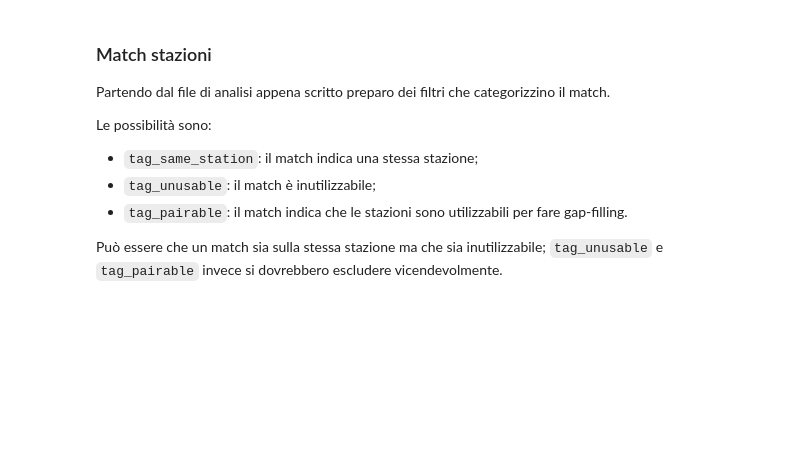
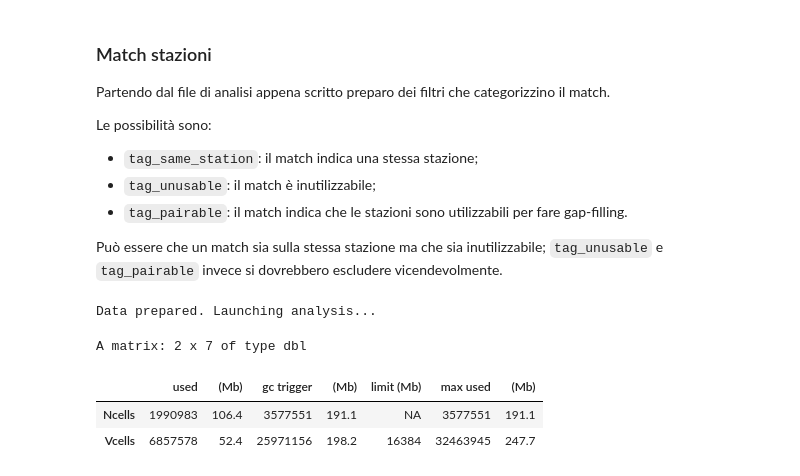
Before and after one commit to dnstudent/TesiMag, a Jupyter notebook: notebooks/integrazioni_regionali/FVG/FVG.ipynb, the cells around one changed output. Drawn from its saved outputs; the diff is of its cells as text; code cells hidden in the pictures; blank space fills up the shorter version.

```diff
--- a/notebooks/integrazioni_regionali/FVG/FVG.ipynb
+++ b/notebooks/integrazioni_regionali/FVG/FVG.ipynb
@@ -118,20 +118,25 @@ Le possibilità sono:
 Può essere che un match sia sulla stessa stazione ma che sia inutilizzabile; `tag_unusable` e `tag_pairable` invece si dovrebbero escludere vicendevolmente.
 # %%
 qc_state <- open_checkpoint(dataset_id, "qc1")
-qc_scia <- open_checkpoint("SCIA", "qc1") |> filter_checkpoint_inside(state_boundaries)
+qc_dpc <- open_checkpoint("ISAC", "qc1") |> filter_checkpoint_inside(state_boundaries |> st_buffer(dist = units::set_units(10, "km")))
 analysis_results <- perform_analysis(
     qc_state,
-    qc_scia,
-    dist_km = , # 10,
+    qc_dpc,
+    dist_km = 10,
     first_date,
     last_date,
-    str_to_lower(state),
-    list("same_station" = tag_same_station, "unusable" = tag_unusable),
+    "FVG",
 )
 
 rm(qc_state)
-rm(qc_scia)
+rm(qc_dpc)
 gc()
+# %% [output]
+Data prepared. Launching analysis...
+A matrix: 2 x 7 of type dbl
+|  | used | (Mb) | gc trigger | (Mb) | limit (Mb) | max used | (Mb) |
+| Ncells | 1990983 | 106.4 | 3577551 | 191.1 | NA | 3577551 | 191.1 |
+| Vcells | 6857578 | 52.4 | 25971156 | 198.2 | 16384 | 32463945 | 247.7 |
 # %%
 analysis_results$analysis |>
         group_by(same_station, unusable) |>
```
Also changed, not shown: 1 other file.
